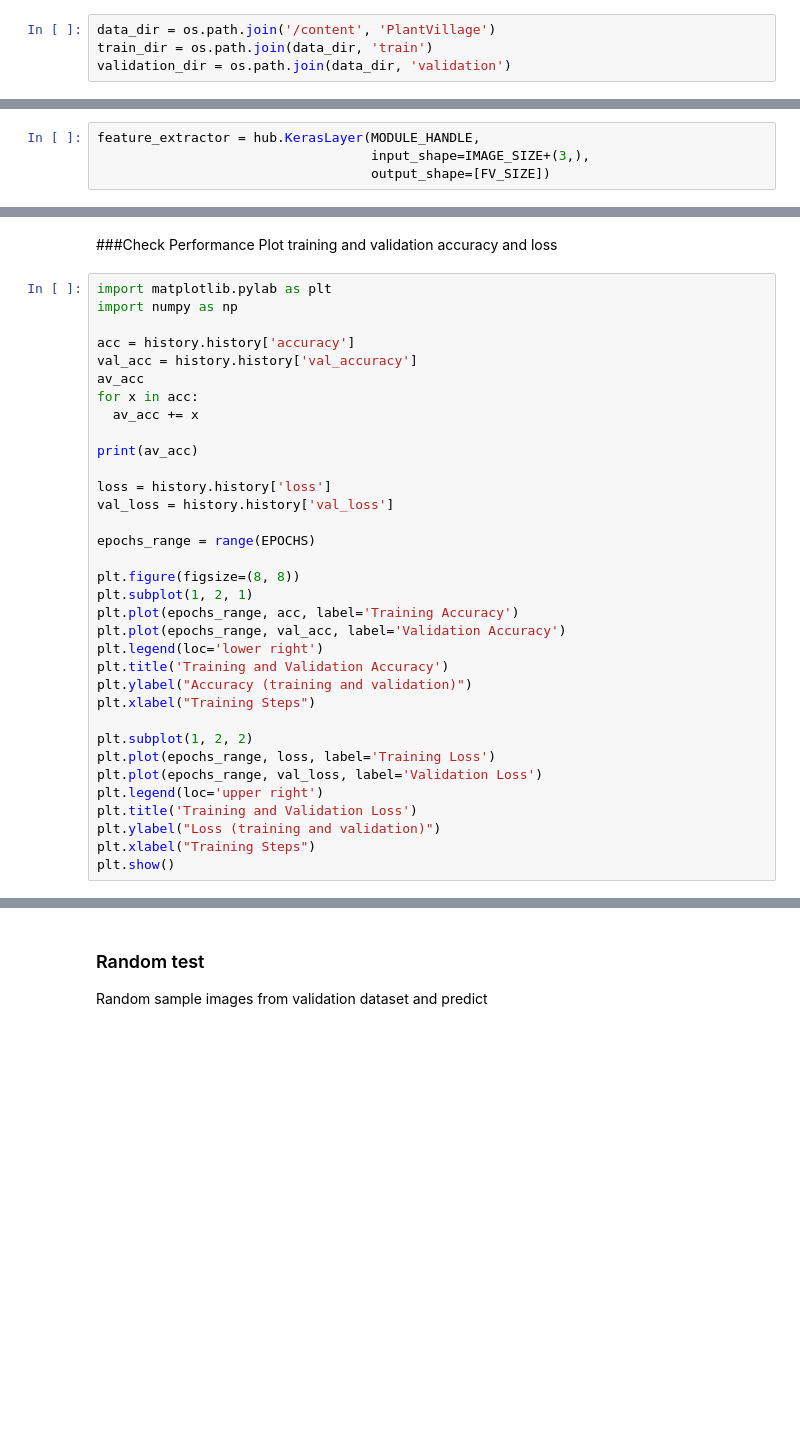
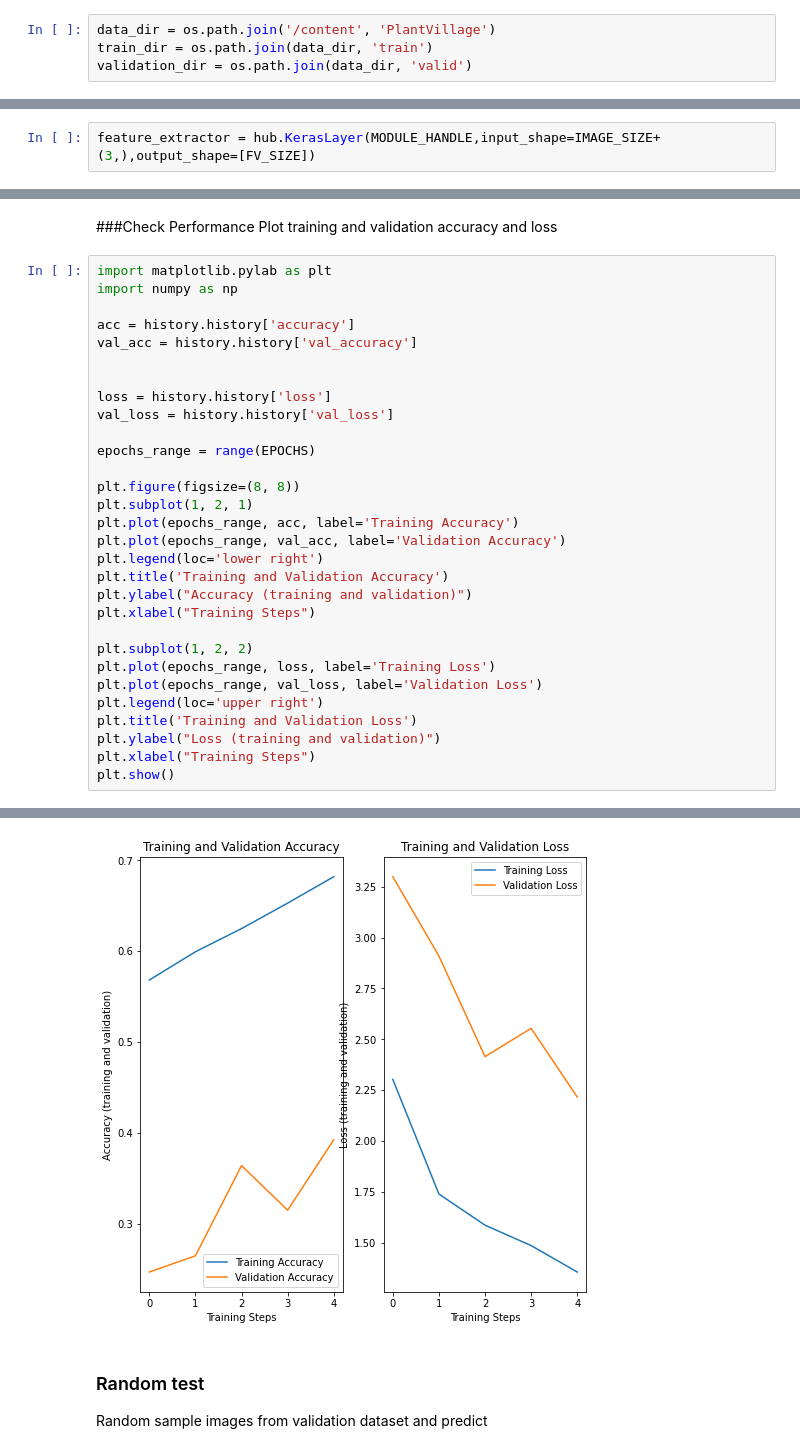
Before and after one commit to alimudasirpcr/Plant_Diseases_Detection_with_TF2_V2, a Jupyter notebook: Copy_of_Plant_Diseases_Detection_with_TF2_V2.ipynb, the cells around one changed output, grey strips where cells are left out. Saved outputs shown, nothing was run; the diff lists cells and outputs as text; blank space fills up the shorter version.

```diff
--- a/Copy_of_Plant_Diseases_Detection_with_TF2_V2.ipynb
+++ b/Copy_of_Plant_Diseases_Detection_with_TF2_V2.ipynb
@@ -112,7 +113,7 @@ Create the training and validation directories
 # %%
 data_dir = os.path.join('/content', 'PlantVillage')
 train_dir = os.path.join(data_dir, 'train')
-validation_dir = os.path.join(data_dir, 'validation')
+validation_dir = os.path.join(data_dir, 'valid')
 # %%
 import time
 import os
@@ -212,9 +213,7 @@ All it takes is to put a linear classifier on top of the feature_extractor_layer
 
 For speed, we start out with a non-trainable feature_extractor_layer, but you can also enable fine-tuning for greater accuracy.
 # %%
-feature_extractor = hub.KerasLayer(MODULE_HANDLE,
-                                   input_shape=IMAGE_SIZE+(3,),
-                                   output_shape=[FV_SIZE])
+feature_extractor = hub.KerasLayer(MODULE_HANDLE,input_shape=IMAGE_SIZE+(3,),output_shape=[FV_SIZE])
 # %%
 do_fine_tuning = False #@param {type:"boolean"}
 if do_fine_tuning:
@@ -302,11 +301,7 @@ import numpy as np
 
 acc = history.history['accuracy']
 val_acc = history.history['val_accuracy']
-av_acc
-for x in acc:
-  av_acc += x
 
-print(av_acc)
 
 loss = history.history['loss']
 val_loss = history.history['val_loss']
@@ -335,3 +329,4 @@ NameError: ignored
+[figure, added]
 # %% [markdown]
 ### Random test
 Random sample images from validation dataset and predict
```
Also changed, not shown: parts of 13 cells of this notebook.
